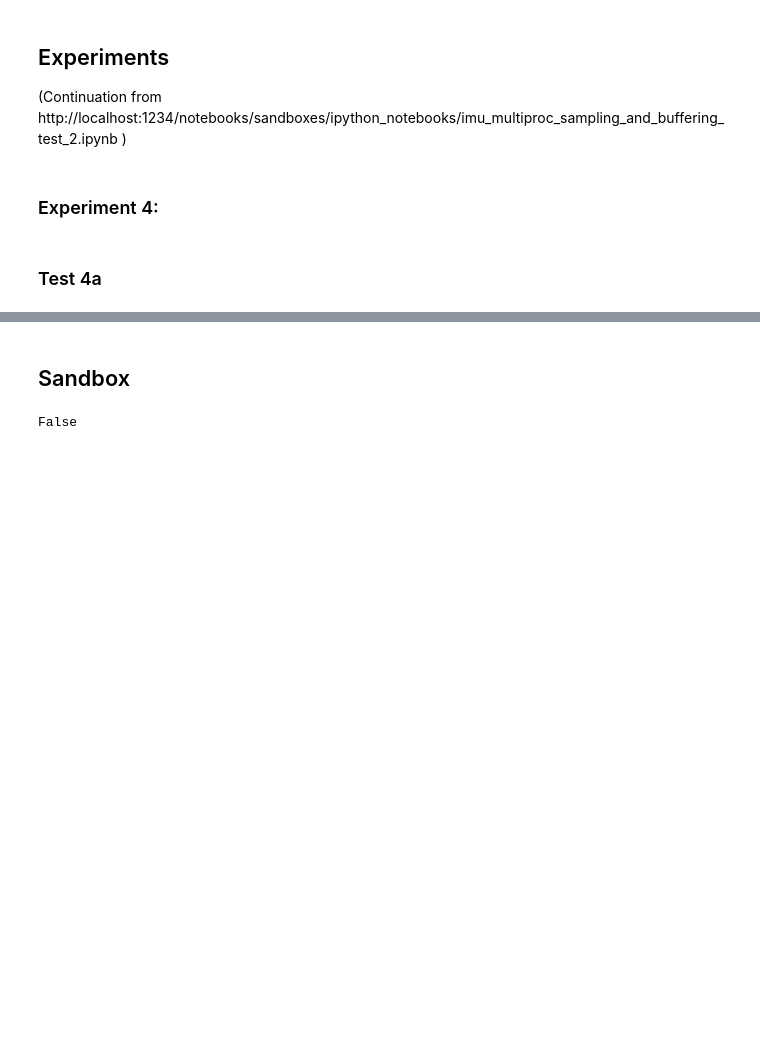
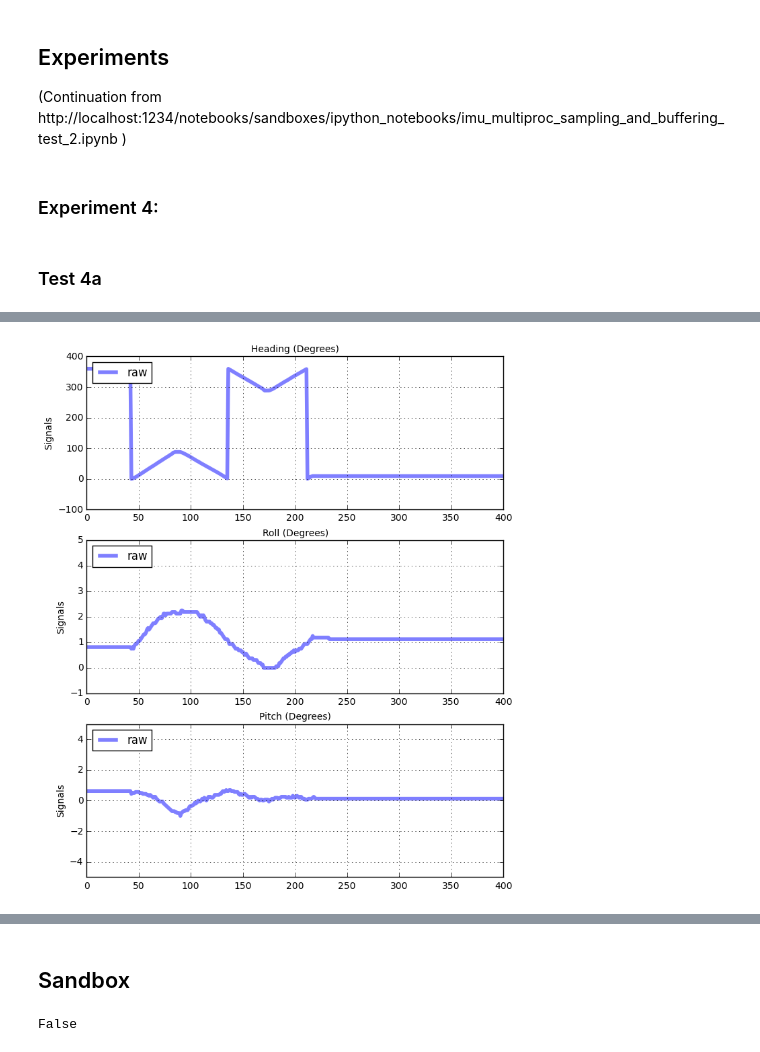
Before and after one commit to Nanigans/nanibot, a Jupyter notebook: sandboxes/ipython_notebooks/imu_data_filtering_sandbox_2.ipynb, the cells around one changed output, grey strips where cells are left out. Cells and saved outputs as stored; diff of their text form; code cells hidden in the pictures; blank space fills up the shorter version.

```diff
--- a/sandboxes/ipython_notebooks/imu_data_filtering_sandbox_2.ipynb
+++ b/sandboxes/ipython_notebooks/imu_data_filtering_sandbox_2.ipynb
@@ -788,3 +878,7 @@ plot_euler_data(test_data_df,y1lim=(-100,300),y2lim=(-1,1),y3lim=(-5,5))
+# %%
+plot_euler_data(test_data_df,y1lim=(-100,400),y2lim=(-1,5),y3lim=(-5,5))
+# %% [output]
+[figure, added]
 # %%
 plot_raw_and_processed_data(test_data_df,y1lim=(-5,5))
 # %% [output]
```
Also changed, not shown: parts of 12 cells of this notebook, 2 other files.
